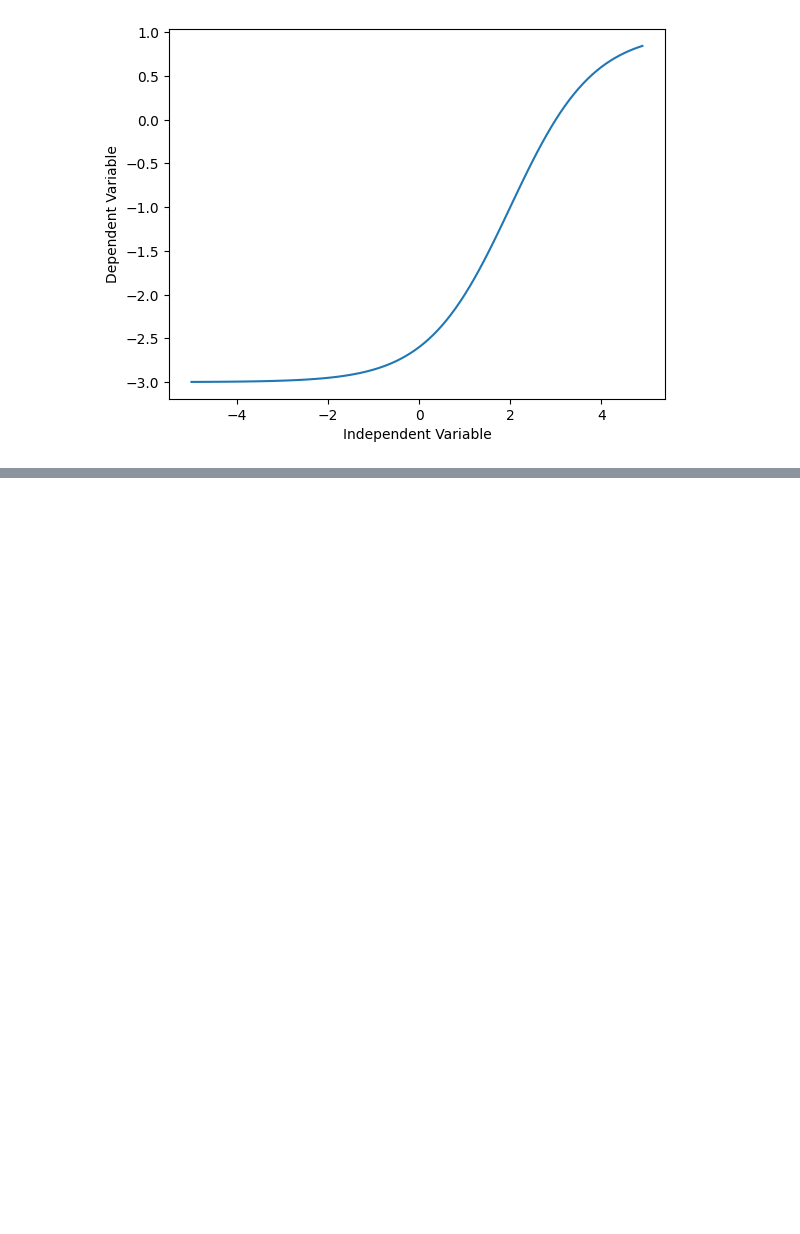
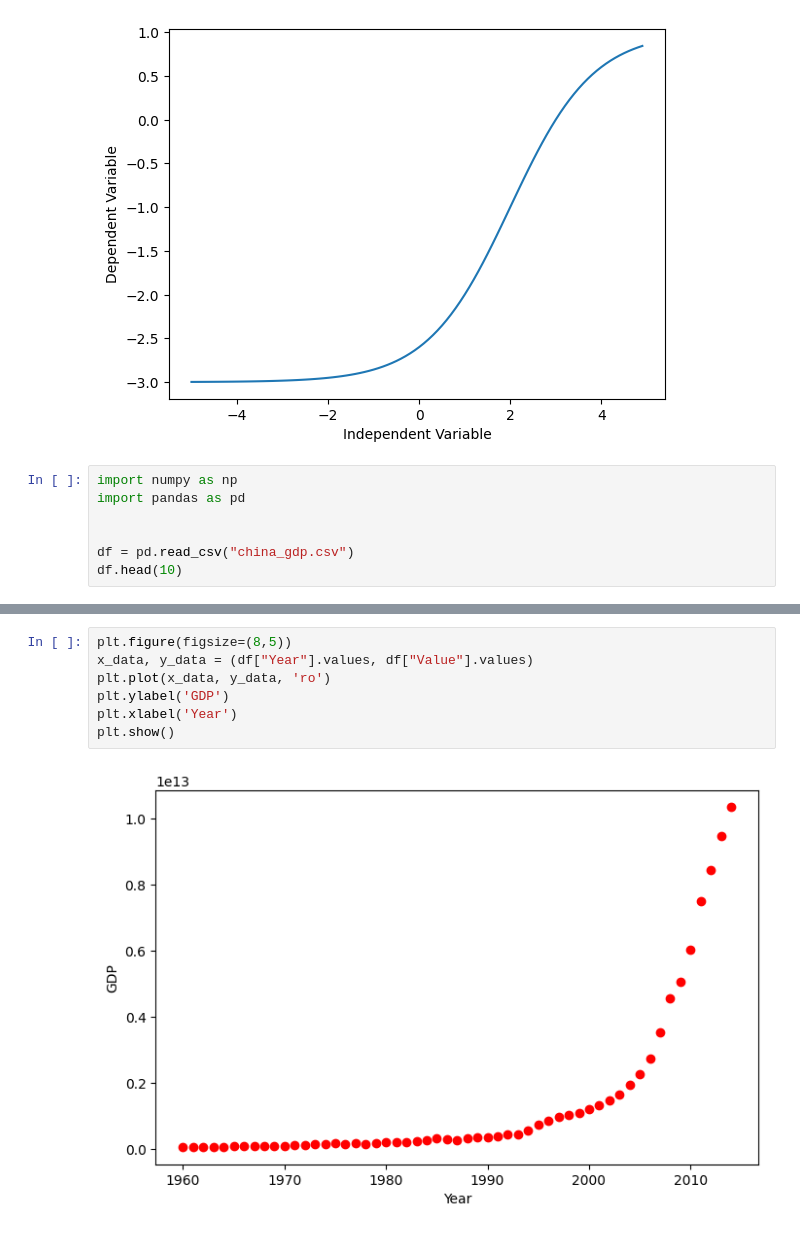
Before and after one commit to kimia-yousefi/regression, a Jupyter notebook: NonLinearRegression/NonLinearReg.ipynb, the cells around one changed output, grey strips where cells are left out. Cells and saved outputs as stored; diff of their text form; blank space fills up the shorter version.

```diff
--- a/NonLinearRegression/NonLinearReg.ipynb
+++ b/NonLinearRegression/NonLinearReg.ipynb
@@ -85,3 +85,10 @@ plt.xlabel('Independent Variable')
 plt.show()
 # %% [output]
 [figure]
+# %%
+import numpy as np
+import pandas as pd
+
+
+df = pd.read_csv("china_gdp.csv")
+df.head(10)
@@ -87,0 +107,9 @@ plt.show()
+# %%
+plt.figure(figsize=(8,5))
+x_data, y_data = (df["Year"].values, df["Value"].values)
+plt.plot(x_data, y_data, 'ro')
+plt.ylabel('GDP')
+plt.xlabel('Year')
+plt.show()
+# %% [output]
+[figure, added]
```
Also changed, not shown: parts of 7 cells of this notebook.
